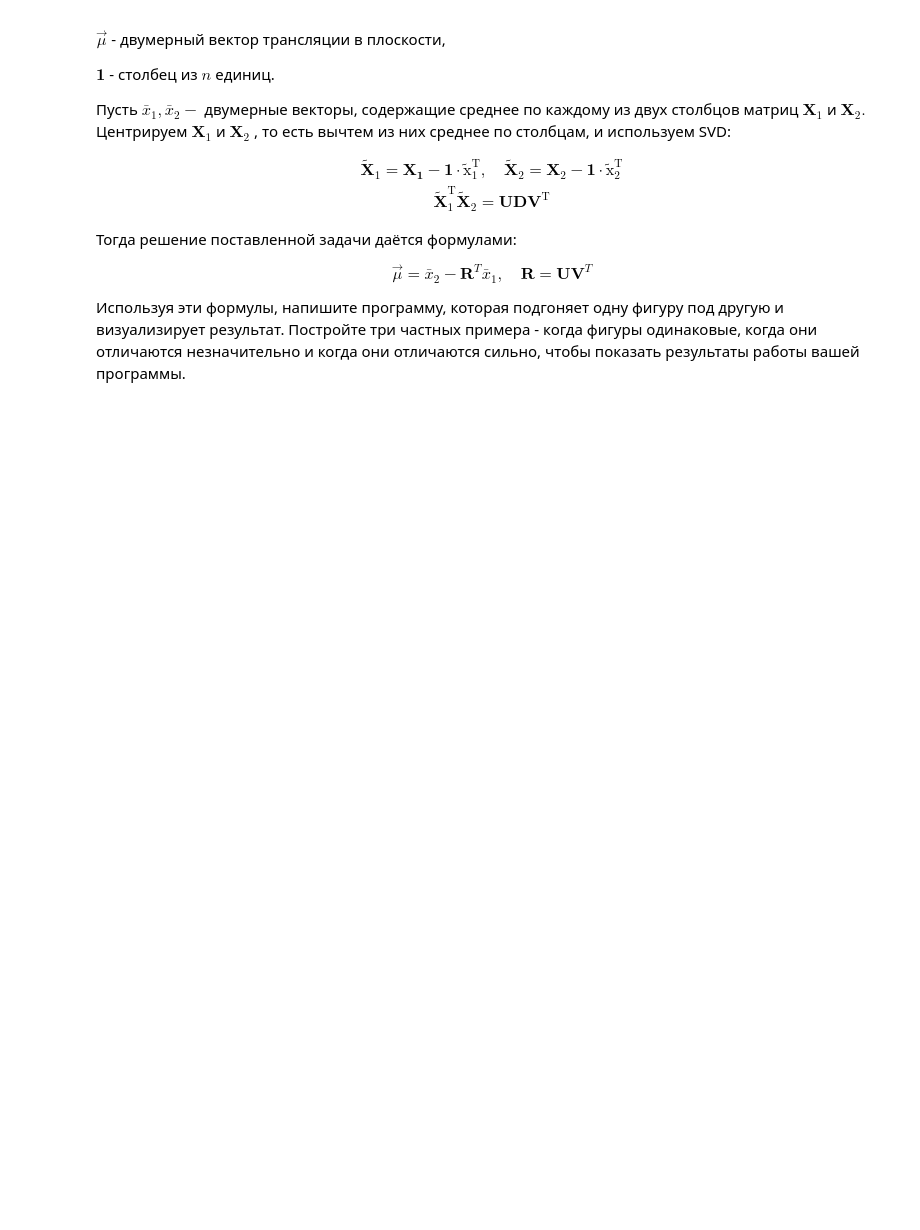
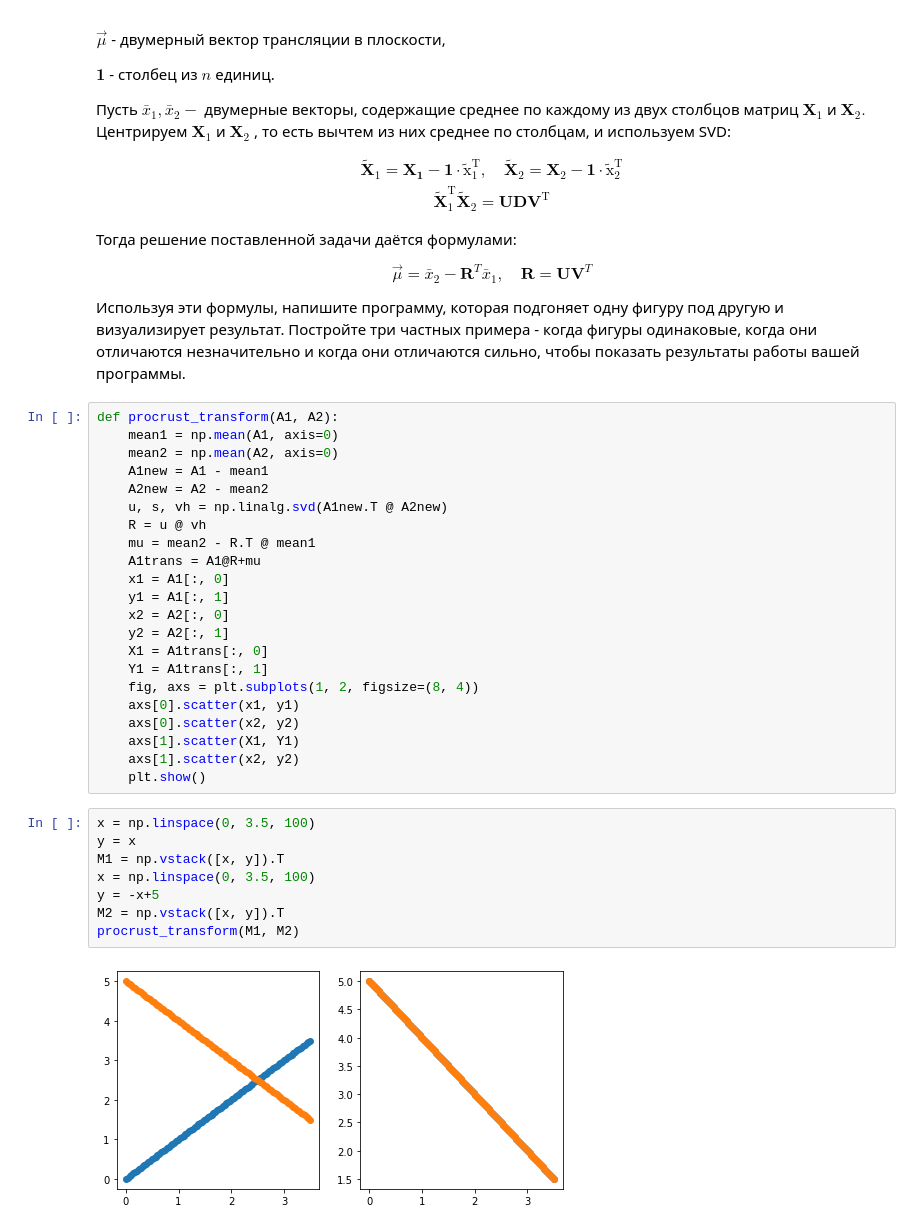
Before and after one commit to Andrew-Kot/Computational-Mathematics, a Jupyter notebook: B2.ipynb, the cells around one changed output. Cells and saved outputs as stored; diff of their text form; blank space fills up the shorter version.

```diff
--- a/B2.ipynb
+++ b/B2.ipynb
@@ -134,3 +134,35 @@ $$
 $$
 
 Используя эти формулы, напишите программу, которая подгоняет одну фигуру под другую и визуализирует результат. Постройте три частных примера - когда фигуры одинаковые, когда они отличаются незначительно и когда они отличаются сильно, чтобы показать результаты работы вашей программы.
+# %%
+def procrust_transform(A1, A2):
+    mean1 = np.mean(A1, axis=0)
+    mean2 = np.mean(A2, axis=0)
+    A1new = A1 - mean1
+    A2new = A2 - mean2
+    u, s, vh = np.linalg.svd(A1new.T @ A2new)
+    R = u @ vh
+    mu = mean2 - R.T @ mean1
+    A1trans = A1@R+mu
+    x1 = A1[:, 0]
+    y1 = A1[:, 1]
+    x2 = A2[:, 0]
+    y2 = A2[:, 1]
+    X1 = A1trans[:, 0]
+    Y1 = A1trans[:, 1]
+    fig, axs = plt.subplots(1, 2, figsize=(8, 4))
+    axs[0].scatter(x1, y1)
+    axs[0].scatter(x2, y2)
+    axs[1].scatter(X1, Y1)
+    axs[1].scatter(x2, y2)
+    plt.show()
+# %%
+x = np.linspace(0, 3.5, 100)
+y = x
+M1 = np.vstack([x, y]).T
+x = np.linspace(0, 3.5, 100)
+y = -x+5
+M2 = np.vstack([x, y]).T
+procrust_transform(M1, M2)
+# %% [output]
+[figure, added]
```
Also changed, not shown: parts of 5 cells of this notebook.
